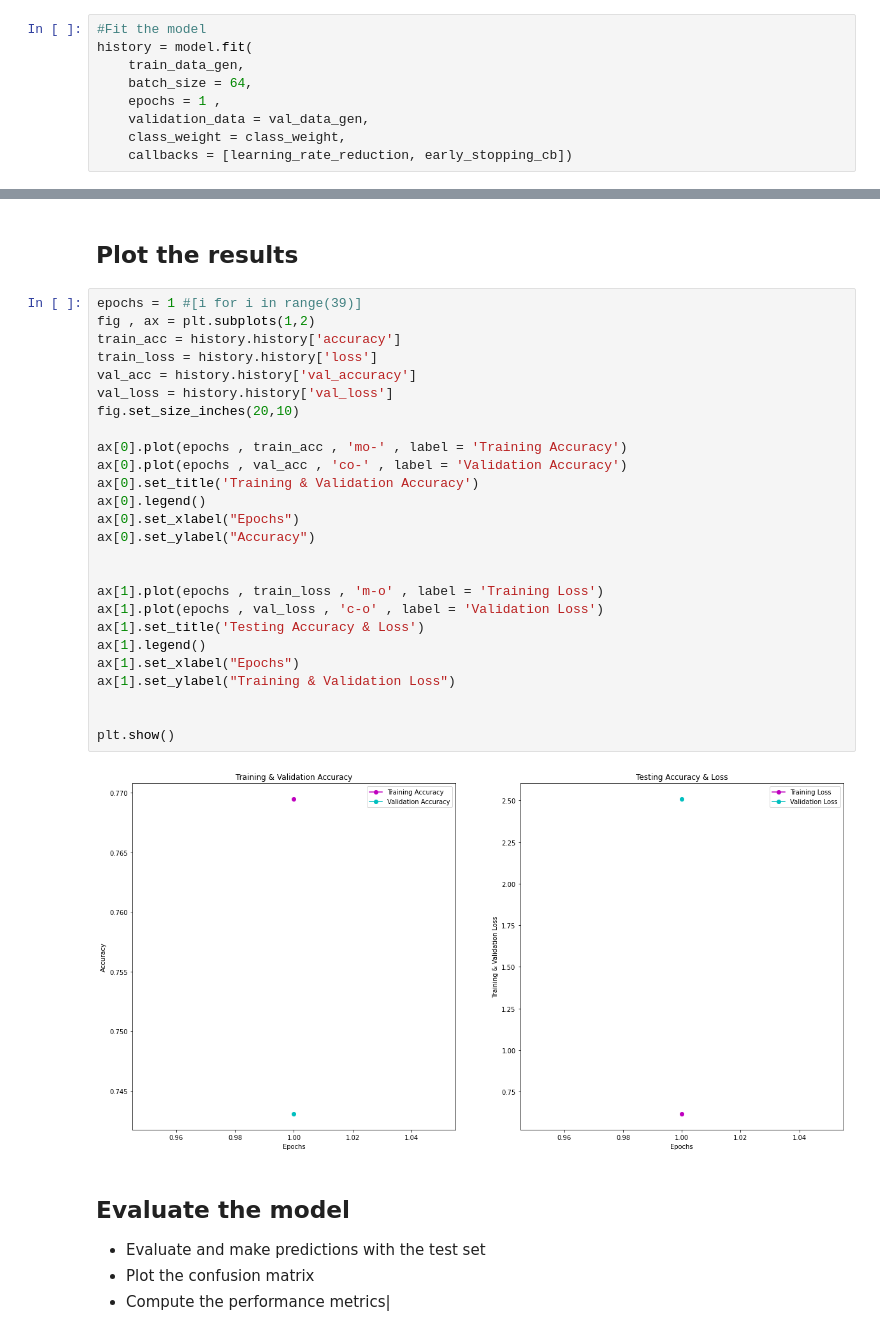
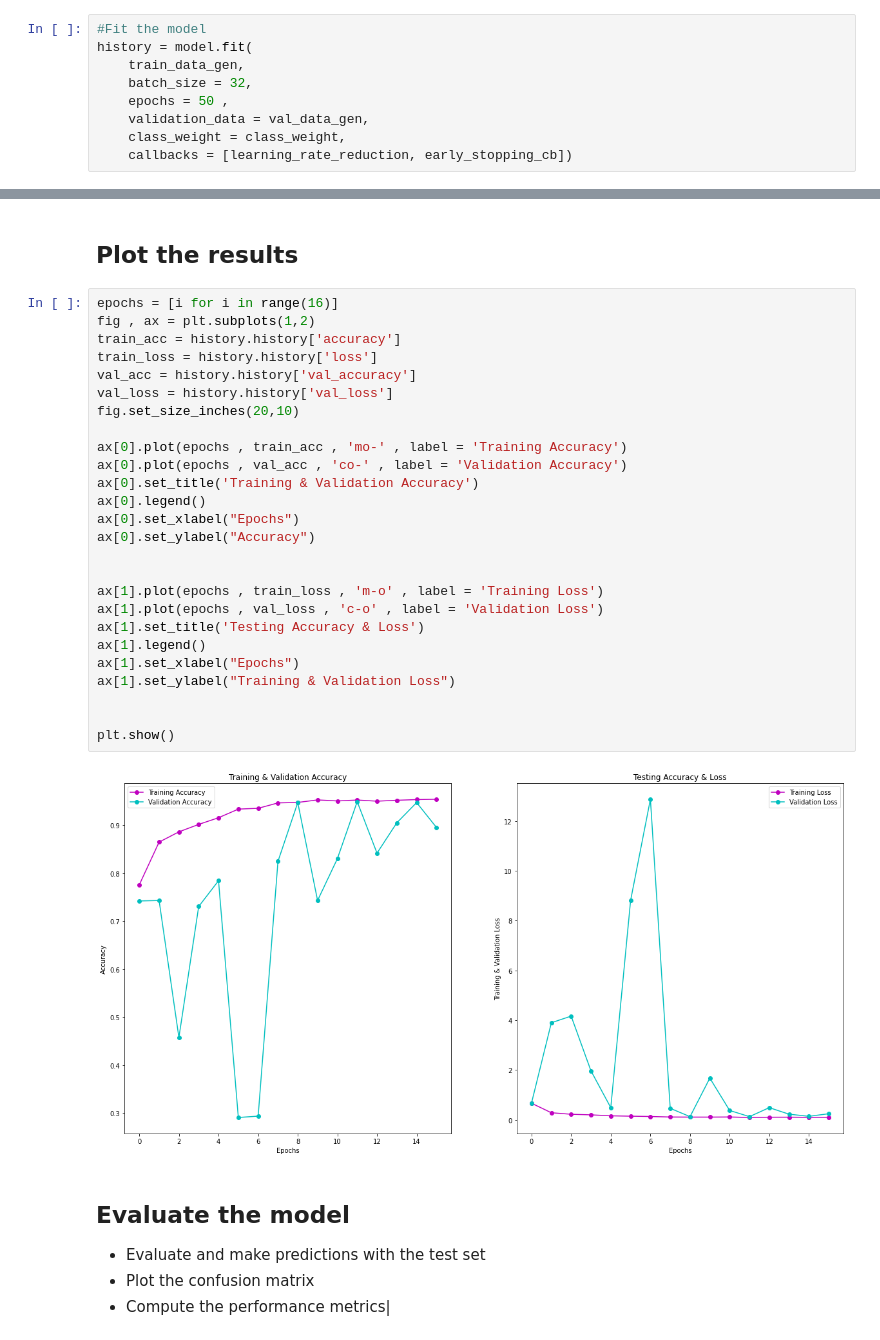
Before and after one commit to votaldo/Deep-Learning-Project, a Jupyter notebook: Pneumonia/DenseNet_TensorFlow.ipynb, the cells around one changed output, grey strips where cells are left out. Saved outputs shown, nothing was run; the diff lists cells and outputs as text.

```diff
--- a/Pneumonia/DenseNet_TensorFlow.ipynb
+++ b/Pneumonia/DenseNet_TensorFlow.ipynb
@@ -250,8 +250,8 @@ early_stopping_cb = tf.keras.callbacks.EarlyStopping(patience=7,restore_best_wei
 #Fit the model
 history = model.fit(
     train_data_gen,
-    batch_size = 64,
-    epochs = 1 ,
+    batch_size = 32,
+    epochs = 50 ,
     validation_data = val_data_gen,
     class_weight = class_weight,
     callbacks = [learning_rate_reduction, early_stopping_cb])
@@ -260,33 +276,33 @@ history = model.fit(
 # %% [markdown]
 ## Plot the results
 # %%
-epochs = 1 #[i for i in range(39)]
+epochs = [i for i in range(16)]
 fig , ax = plt.subplots(1,2)
 train_acc = history.history['accuracy']
 train_loss = history.history['loss']
 val_acc = history.history['val_accuracy']
 val_loss = history.history['val_loss']
 fig.set_size_inches(20,10)
 
 ax[0].plot(epochs , train_acc , 'mo-' , label = 'Training Accuracy')
 ax[0].plot(epochs , val_acc , 'co-' , label = 'Validation Accuracy')
 ax[0].set_title('Training & Validation Accuracy')
 ax[0].legend()
 ax[0].set_xlabel("Epochs")
 ax[0].set_ylabel("Accuracy")
 
 
 ax[1].plot(epochs , train_loss , 'm-o' , label = 'Training Loss')
 ax[1].plot(epochs , val_loss , 'c-o' , label = 'Validation Loss')
 ax[1].set_title('Testing Accuracy & Loss')
 ax[1].legend()
 ax[1].set_xlabel("Epochs")
 ax[1].set_ylabel("Training & Validation Loss")
 
 
 plt.show()
 # %% [output]
-[figure, old version]
+[figure, new version]
 # %% [markdown]
 ## Evaluate the model
 * Evaluate and make predictions with the test set
```
Also changed, not shown: parts of 6 cells of this notebook.
